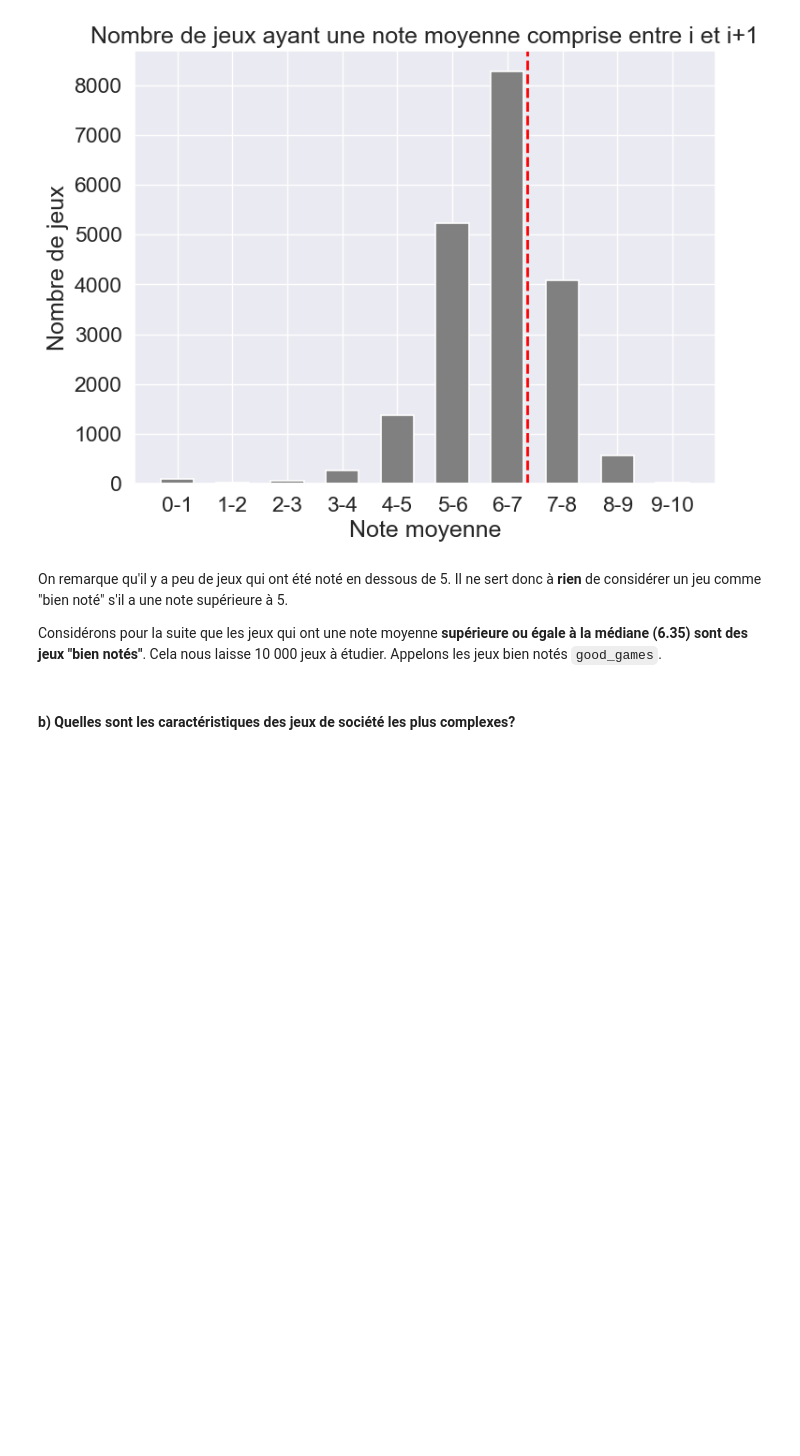
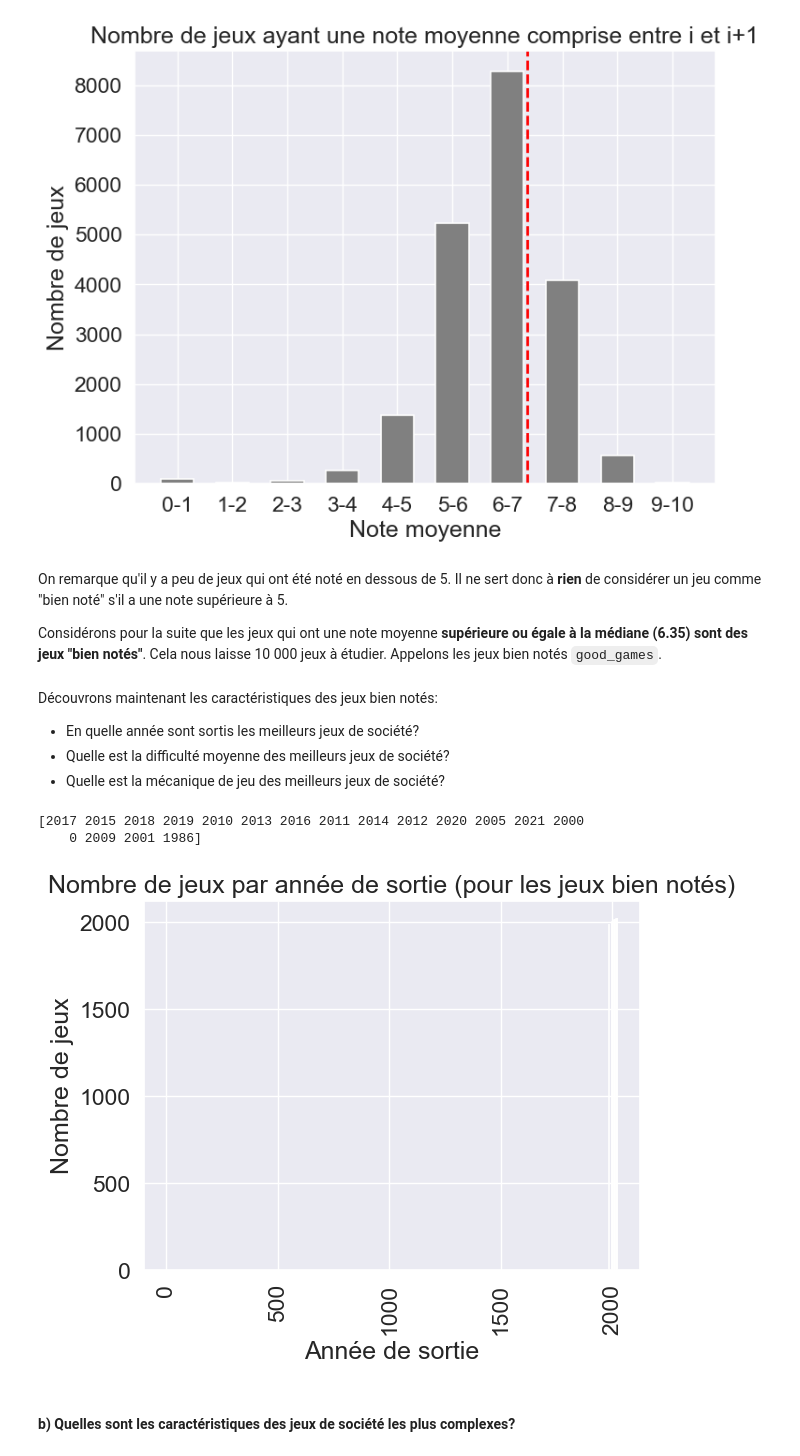
Before and after one commit to LOISGALLAUD/issd, a Jupyter notebook: PROJET/LGALLAUD.ipynb, the cells around one changed output. Cells and saved outputs as stored; diff of their text form; code cells hidden in the pictures; blank space fills up the shorter version.

```diff
--- a/PROJET/LGALLAUD.ipynb
+++ b/PROJET/LGALLAUD.ipynb
@@ -198,7 +204,31 @@ On remarque qu'il y a peu de jeux qui ont été noté en dessous de 5. Il ne ser
 
 Considérons pour la suite que les jeux qui ont une note moyenne **supérieure ou égale à la médiane (6.35) sont des jeux "bien notés"**. Cela nous laisse 10 000 jeux à étudier. Appelons les jeux bien notés `good_games`.
 # %%
-good_games = df[df['average'] > median]
+good_games = df[df['average'] > 8.5]
+# %% [markdown]
+Découvrons maintenant les caractéristiques des jeux bien notés:
+
+* En quelle année sont sortis les meilleurs jeux de société?
+* Quelle est la difficulté moyenne des meilleurs jeux de société?
+* Quelle est la mécanique de jeu des meilleurs jeux de société?
+# %%
+# Obtenir une liste des années présentes dans la dataframe good_games
+years = pd.unique(good_games['yearpublished'])
+
+# Filtrer les années pour ne garder que celles qui ont des valeurs
+years_with_values = [y for y in years if good_games['yearpublished'].value_counts()[y] > 0]
+
+plt.bar(years_with_values, years, linewidth=1.2, color='grey', width=0.6)
+print(years)
+plt.xticks(rotation=90)
+plt.xlabel('Année de sortie')
+plt.ylabel('Nombre de jeux')
+plt.title('Nombre de jeux par année de sortie (pour les jeux bien notés)')
+plt.show()
+# %% [output]
+[2017 2015 2018 2019 2010 2013 2016 2011 2014 2012 2020 2005 2021 2000
+    0 2009 2001 1986]
+[figure, added]
 # %% [markdown]
 
 
```
Also changed, not shown: parts of 1 cell of this notebook.
